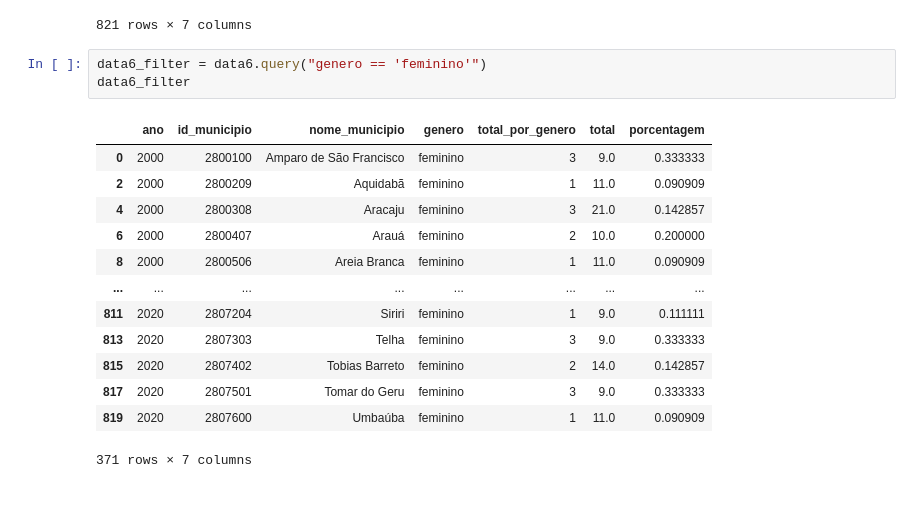
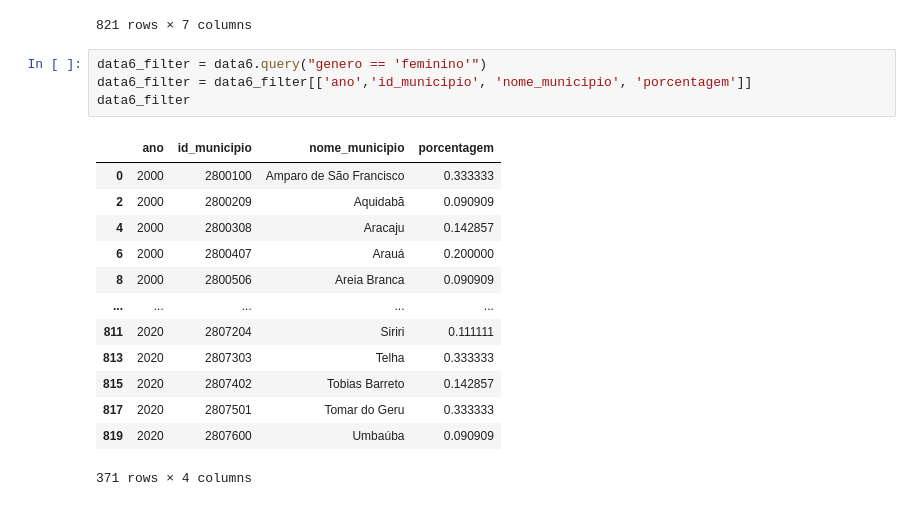
Before and after one commit to adolfoguimaraes/basedosdados-eleicoes, a Jupyter notebook: code/VisualizacaoDosDados.ipynb, the cells around one changed output. Cells and saved outputs as stored; diff of their text form.

```diff
--- a/code/VisualizacaoDosDados.ipynb
+++ b/code/VisualizacaoDosDados.ipynb
@@ -315,18 +312,19 @@ data6
 821 rows × 7 columns
 # %%
 data6_filter = data6.query("genero == 'feminino'")
+data6_filter = data6_filter[['ano','id_municipio', 'nome_municipio', 'porcentagem']]
 data6_filter
 # %% [output]
-|  | ano | id_municipio | nome_municipio | genero | total_por_genero | total | porcentagem |
-| 0 | 2000 | 2800100 | Amparo de São Francisco | feminino | 3 | 9.0 | 0.333333 |
-| 2 | 2000 | 2800209 | Aquidabã | feminino | 1 | 11.0 | 0.090909 |
-| 4 | 2000 | 2800308 | Aracaju | feminino | 3 | 21.0 | 0.142857 |
-| 6 | 2000 | 2800407 | Arauá | feminino | 2 | 10.0 | 0.200000 |
-| 8 | 2000 | 2800506 | Areia Branca | feminino | 1 | 11.0 | 0.090909 |
-| ... | ... | ... | ... | ... | ... | ... | ... |
-| 811 | 2020 | 2807204 | Siriri | feminino | 1 | 9.0 | 0.111111 |
-| 813 | 2020 | 2807303 | Telha | feminino | 3 | 9.0 | 0.333333 |
-| 815 | 2020 | 2807402 | Tobias Barreto | feminino | 2 | 14.0 | 0.142857 |
-| 817 | 2020 | 2807501 | Tomar do Geru | feminino | 3 | 9.0 | 0.333333 |
-| 819 | 2020 | 2807600 | Umbaúba | feminino | 1 | 11.0 | 0.090909 |
+|  | ano | id_municipio | nome_municipio | porcentagem |
+| 0 | 2000 | 2800100 | Amparo de São Francisco | 0.333333 |
+| 2 | 2000 | 2800209 | Aquidabã | 0.090909 |
+| 4 | 2000 | 2800308 | Aracaju | 0.142857 |
+| 6 | 2000 | 2800407 | Arauá | 0.200000 |
+| 8 | 2000 | 2800506 | Areia Branca | 0.090909 |
+| ... | ... | ... | ... | ... |
+| 811 | 2020 | 2807204 | Siriri | 0.111111 |
+| 813 | 2020 | 2807303 | Telha | 0.333333 |
+| 815 | 2020 | 2807402 | Tobias Barreto | 0.142857 |
+| 817 | 2020 | 2807501 | Tomar do Geru | 0.333333 |
+| 819 | 2020 | 2807600 | Umbaúba | 0.090909 |
-371 rows × 7 columns
+371 rows × 4 columns
```
Also changed, not shown: parts of 2 cells of this notebook, 1 other file.
